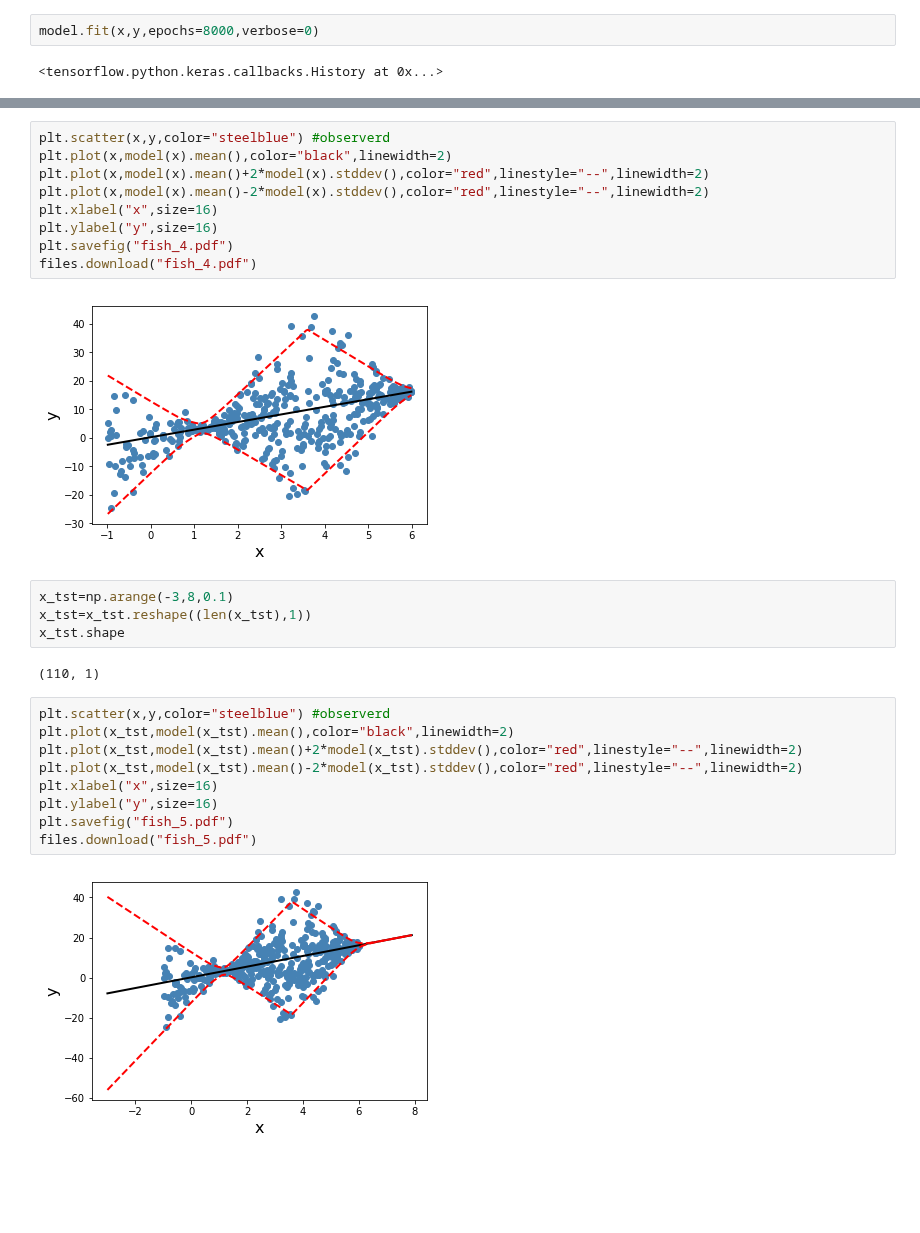
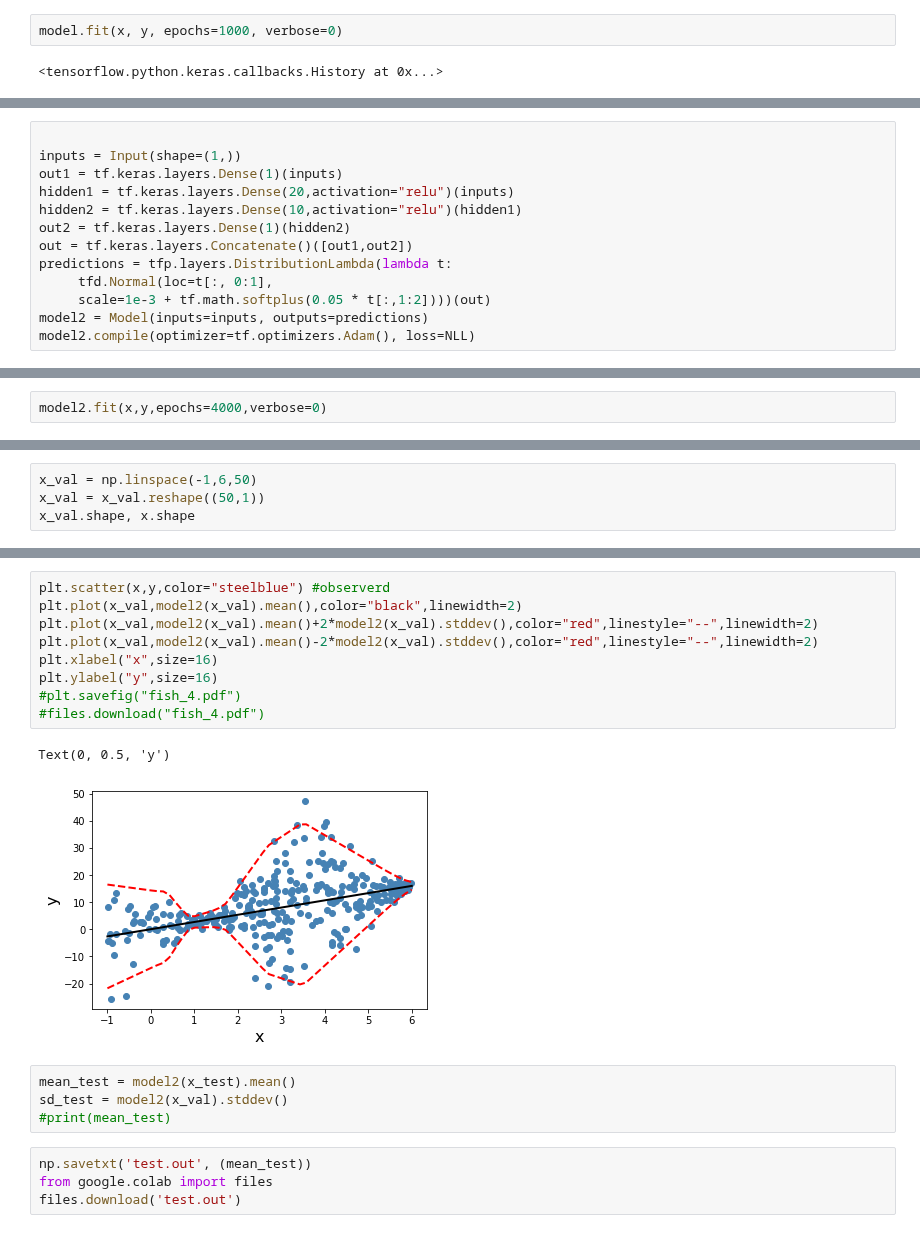
Before and after one commit to tensorchiefs/dl_book, a Jupyter notebook: chapter_05/fish_data_for_chapter_5.ipynb, the cells around one changed output, grey strips where cells are left out. Saved outputs shown, nothing was run; the diff lists cells and outputs as text; blank space fills up the shorter version.

```diff
--- a/chapter_05/fish_data_for_chapter_5.ipynb
+++ b/chapter_05/fish_data_for_chapter_5.ipynb
@@ -214,4 +222,4 @@ ________________________________________________________________________________
 # %%
-model.fit(x,y,epochs=8000,verbose=0)
+model.fit(x, y, epochs=1000, verbose=0)
 # %% [output]
 <tensorflow.python.keras.callbacks.History at 0x...>
@@ -217,0 +266,13 @@ model.fit(x,y,epochs=8000,verbose=0)
+# %%
+
+inputs = Input(shape=(1,))
+out1 = tf.keras.layers.Dense(1)(inputs)
+hidden1 = tf.keras.layers.Dense(20,activation="relu")(inputs)
+hidden2 = tf.keras.layers.Dense(10,activation="relu")(hidden1)
+out2 = tf.keras.layers.Dense(1)(hidden2)
+out = tf.keras.layers.Concatenate()([out1,out2])
+predictions = tfp.layers.DistributionLambda(lambda t:
+     tfd.Normal(loc=t[:, 0:1],
+     scale=1e-3 + tf.math.softplus(0.05 * t[:,1:2])))(out)
+model2 = Model(inputs=inputs, outputs=predictions)
+model2.compile(optimizer=tf.optimizers.Adam(), loss=NLL)
@@ -217,0 +299,2 @@ model.fit(x,y,epochs=8000,verbose=0)
+# %%
+model2.fit(x,y,epochs=4000,verbose=0)
@@ -223,0 +309,4 @@ model.evaluate(x,y)#should be around 3.1
+# %%
+x_val = np.linspace(-1,6,50)
+x_val = x_val.reshape((50,1))
+x_val.shape, x.shape
@@ -224,28 +322,20 @@ model.evaluate(x,y)#should be around 3.1
 # %%
 plt.scatter(x,y,color="steelblue") #observerd
-plt.plot(x,model(x).mean(),color="black",linewidth=2)
-plt.plot(x,model(x).mean()+2*model(x).stddev(),color="red",linestyle="--",linewidth=2)
-plt.plot(x,model(x).mean()-2*model(x).stddev(),color="red",linestyle="--",linewidth=2)
+plt.plot(x_val,model2(x_val).mean(),color="black",linewidth=2)
+plt.plot(x_val,model2(x_val).mean()+2*model2(x_val).stddev(),color="red",linestyle="--",linewidth=2)
+plt.plot(x_val,model2(x_val).mean()-2*model2(x_val).stddev(),color="red",linestyle="--",linewidth=2)
 plt.xlabel("x",size=16)
 plt.ylabel("y",size=16)
-plt.savefig("fish_4.pdf")
-files.download("fish_4.pdf")
+#plt.savefig("fish_4.pdf")
+#files.download("fish_4.pdf")
 # %% [output]
+Text(0, 0.5, 'y')
-[figure, old version]
+[figure, new version]
-# %%
-x_tst=np.arange(-3,8,0.1)
-x_tst=x_tst.reshape((len(x_tst),1))
-x_tst.shape
-# %% [output]
-(110, 1)
-# %%
-plt.scatter(x,y,color="steelblue") #observerd
-plt.plot(x_tst,model(x_tst).mean(),color="black",linewidth=2)
-plt.plot(x_tst,model(x_tst).mean()+2*model(x_tst).stddev(),color="red",linestyle="--",linewidth=2)
-plt.plot(x_tst,model(x_tst).mean()-2*model(x_tst).stddev(),color="red",linestyle="--",linewidth=2)
-plt.xlabel("x",size=16)
-plt.ylabel("y",size=16)
-plt.savefig("fish_5.pdf")
-files.download("fish_5.pdf")
-# %% [output]
-[figure, removed]
+# %%
+mean_test = model2(x_test).mean()
+sd_test = model2(x_val).stddev()
+#print(mean_test)
+# %%
+np.savetxt('test.out', (mean_test))
+from google.colab import files
+files.download('test.out')
```
Also changed, not shown: parts of 43 cells of this notebook.
